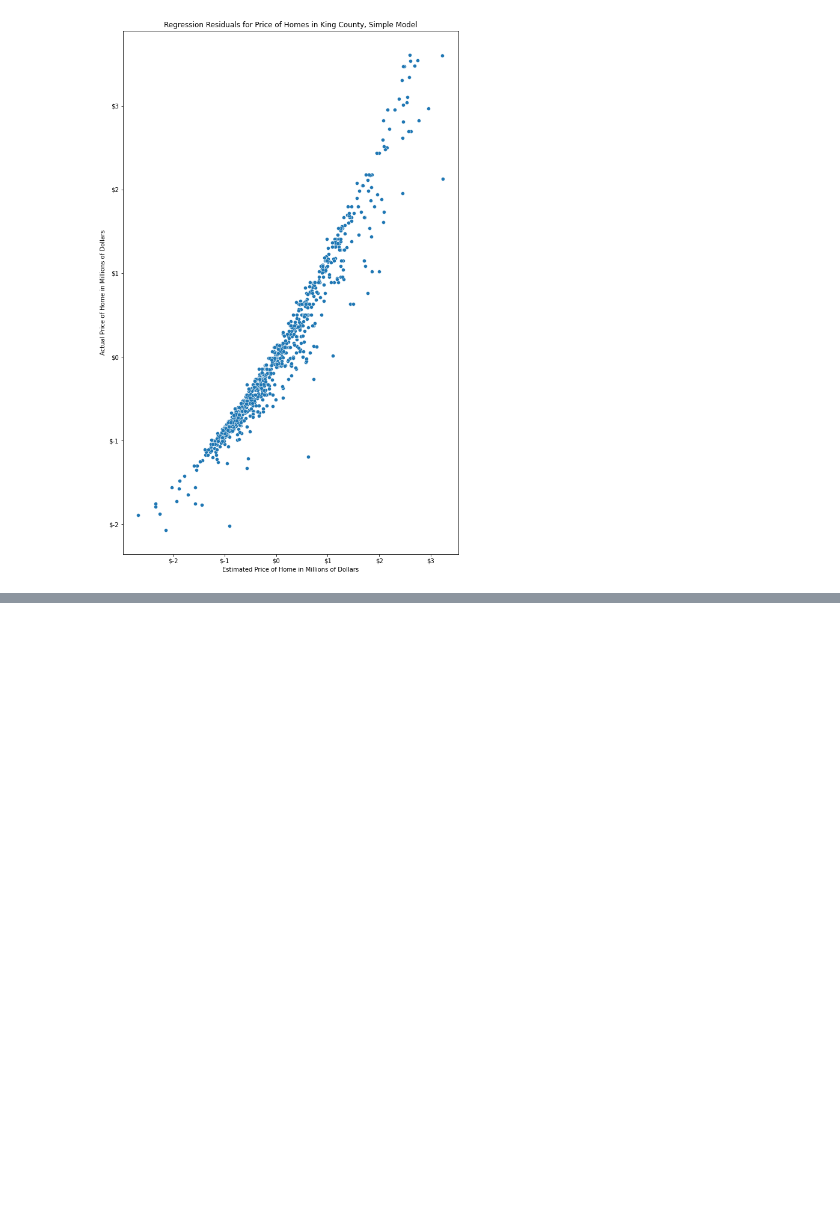
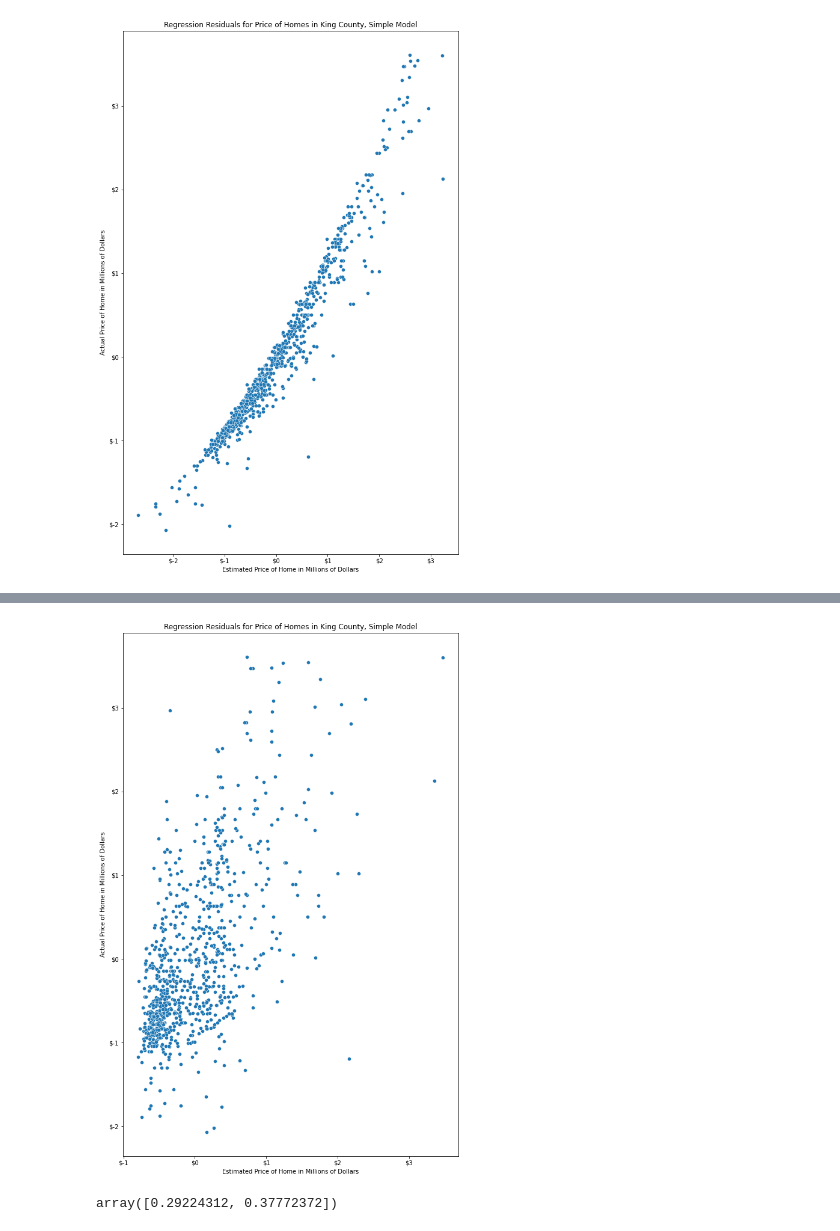
Before and after one commit to albertcchen/dsc-phase-2-project, a Jupyter notebook: albert-sklearn-standard-scalar-draft.ipynb, the cells around one changed output, grey strips where cells are left out. Saved outputs shown, nothing was run; the diff lists cells and outputs as text; code cells hidden in the pictures; blank space fills up the shorter version.

Commit message:
final regression modeling

```diff
--- a/albert-sklearn-standard-scalar-draft.ipynb
+++ b/albert-sklearn-standard-scalar-draft.ipynb
@@ -429,0 +520,20 @@ plt.show()
+# %%
+fig, ax = plt.subplots(figsize = (10,16))
+
+sns.scatterplot(x = fifth_predict_test, y = y_test, ax=ax)
+ax.set_title('Regression Residuals for Price of Homes in King County, Simple Model')
+ax.set_xlabel('Estimated Price of Home in Millions of Dollars')
+ax.set_ylabel('Actual Price of Home in Millions of Dollars')
+ax.ticklabel_format(style='plain')
+millions = ticker.FuncFormatter(lambda x, pos: '${0:g}'.format(x))
+ax.yaxis.set_major_formatter(millions)
+ax.xaxis.set_major_formatter(millions)
+x,y = [range(0, 4, 1)],[range(0, 4, 1)]
+
+plt.show()
+# %% [output]
+[figure, added]
+# %%
+fifth_model.coef_
+# %% [output]
+array([0.29224312, 0.37772372])
```
Also changed, not shown: parts of 12 cells of this notebook.
